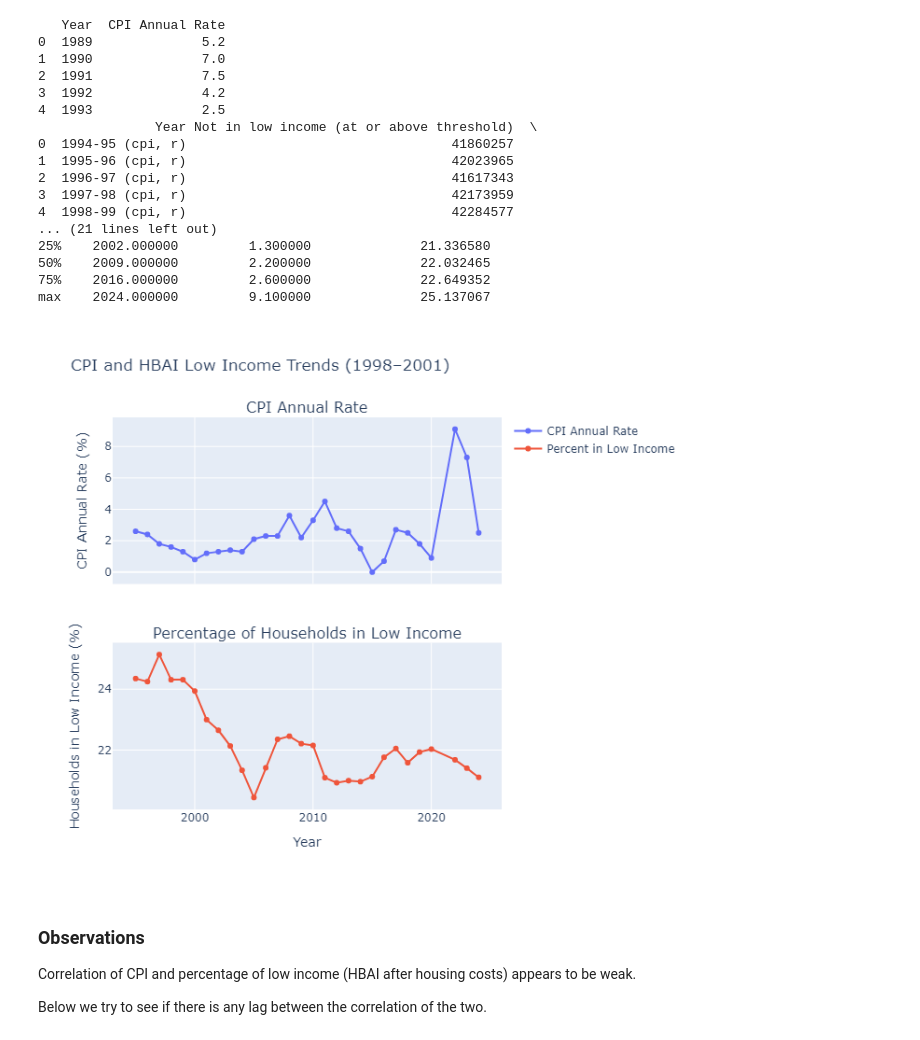
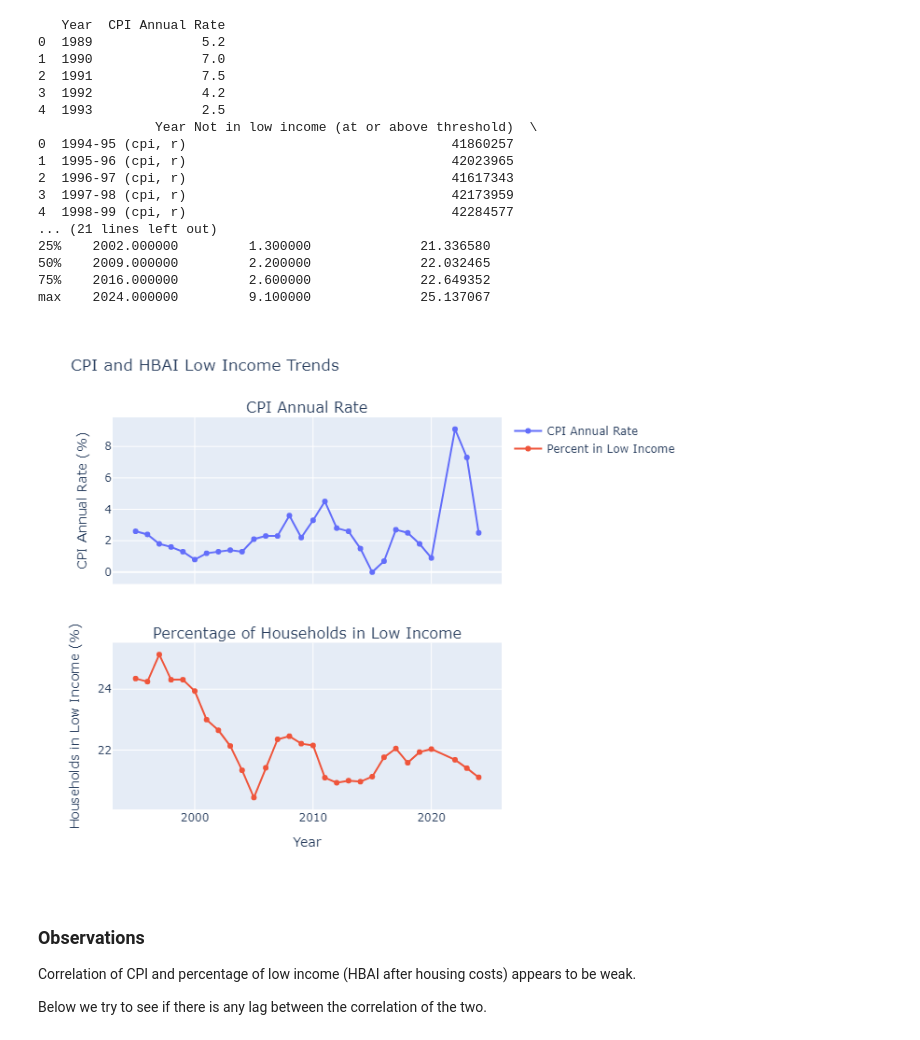
Before and after one commit to siufai6/hbai-economic-factors, a Jupyter notebook: HBAI and inflation.ipynb, the cells around one changed output. Drawn from its saved outputs; the diff is of its cells as text; code cells hidden in the pictures.

Commit message:
corrected wrong legends in charts

```diff
--- a/HBAI and inflation.ipynb
+++ b/HBAI and inflation.ipynb
@@ -96,7 +98,7 @@ fig.add_trace(
 
 # Update layout
 fig.update_layout(
-    title_text="CPI and HBAI Low Income Trends (1998–2001)",
+    title_text="CPI and HBAI Low Income Trends ",
     height=600,
     showlegend=True
 )
@@ -113,40 +115,40 @@ fig_scatter = px.scatter(
     x="CPI Annual Rate",
     y="Percent in low income",
     text="Year",
-    title="CPI Annual Rate vs. Percent in Low Income (1998–2001)",
+    title="CPI Annual Rate vs. Percent in Low Income ",
     labels={"CPI_Annual_Rate": "CPI Annual Rate (%)", "Percent in low income": "Households in Low Income (%)"}
 )
 fig_scatter.update_traces(textposition="top center")
 fig_scatter.show()
 
 # Summary statistics
 print("\nMerged Data Summary:")
 print(merged_df.describe())
 
 import plotly.io as pio
 pio.write_image(fig, 'chart.png')  # Save the figure as an image
 
 from IPython.display import display, Image
 display(Image(filename='chart.png'))
 # %% [output]
    Year  CPI Annual Rate
 0  1989              5.2
 1  1990              7.0
 2  1991              7.5
 3  1992              4.2
 4  1993              2.5
                Year Not in low income (at or above threshold)  \
 0  1994-95 (cpi, r)                                  41860257
 1  1995-96 (cpi, r)                                  42023965
 2  1996-97 (cpi, r)                                  41617343
 3  1997-98 (cpi, r)                                  42173959
 4  1998-99 (cpi, r)                                  42284577
 ... (21 lines left out)
 25%    2002.000000         1.300000              21.336580
 50%    2009.000000         2.200000              22.032465
 75%    2016.000000         2.600000              22.649352
 max    2024.000000         9.100000              25.137067
-[figure, old version]
+[figure, new version]
 # %% [markdown]
 ### Observations
 Correlation of CPI and percentage of low income (HBAI after housing costs) appears to be weak.
```
Also changed, not shown: parts of 1 cell of this notebook.
